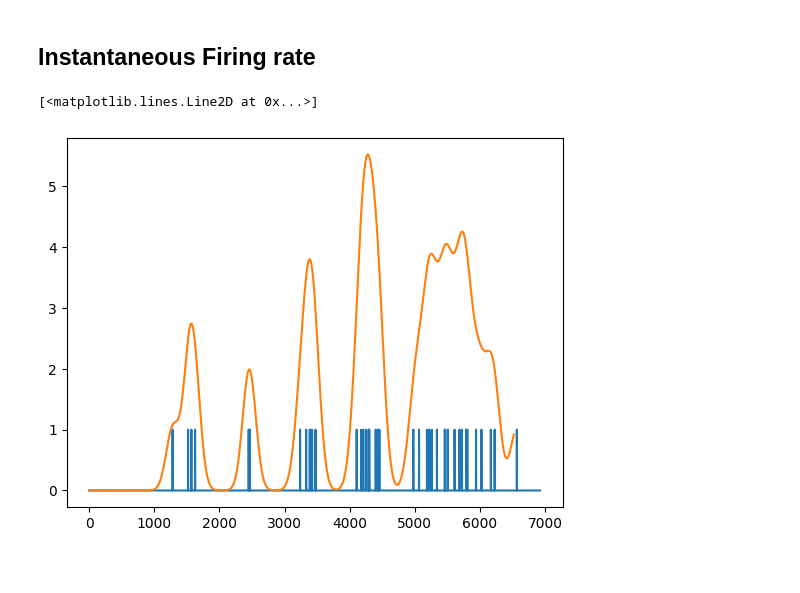
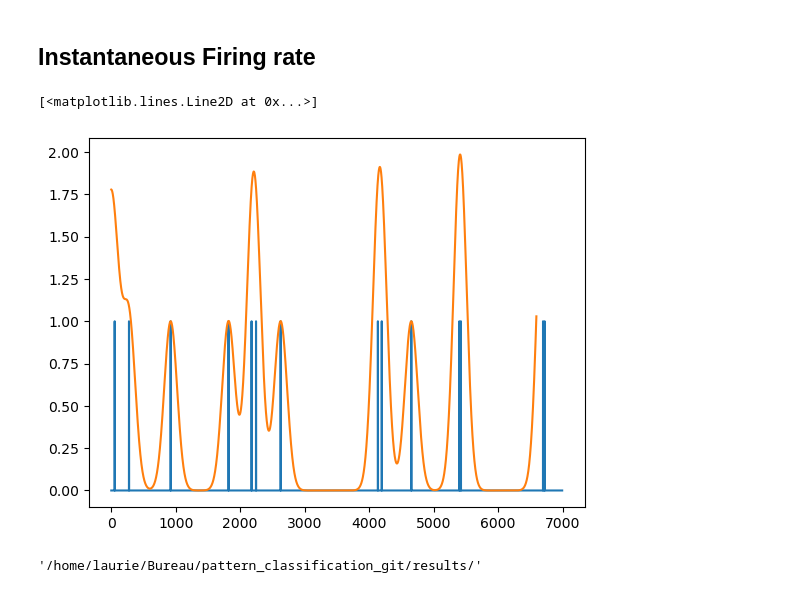
Before and after one commit to Lamifsud/pattern_classification_git, a Jupyter notebook: pipeline_drafts/preprocess.ipynb, the cells around one changed output. Cells and saved outputs as stored; diff of their text form; code cells hidden in the pictures.

```diff
--- a/pipeline_drafts/preprocess.ipynb
+++ b/pipeline_drafts/preprocess.ipynb
@@ -34,7 +37,7 @@ import sys
 ### Load data
 # %%
 #Load
-session, data_path, info_path = matlab_file.from_lab(lab_desktop=True, session='t150204001')
+session, data_path, info_path = matlab_file.from_lab(lab_desktop=False, session='t150204001')
 data, load_info = matlab_file.open(data_path)
 session_info_raw = matlab_file.clean(info_path)
 # %% [output]
@@ -161,11 +164,11 @@ sigma = [100]
 
 max_length = tools.get_max_length_trials(spikes_times_aligned[-1])
 # %%
-spikes_binarized, list_nan = FiringRate.binarize_spike_times(spikes_times_aligned, max_length)
+spikes_binarized = FiringRate.binarize_spike_times(spikes_times_aligned, max_length)
 spike_convolved = FiringRate.convolve_spike_binarized(spikes_binarized, sigma)
 # %%
-plt.plot(spikes_binarized[0,:,0])
-plt.plot(spike_convolved[0,:,0])
+plt.plot(spikes_binarized[128,:,0])
+plt.plot(spike_convolved[128,:,0])
 # %% [output]
 [<matplotlib.lines.Line2D at 0x...>]
-[figure, old version]
+[figure, new version]
@@ -174 +182,5 @@ np.savez_compressed('/home/INT/mifsud.l/Bureau/pattern_classification_git/result
+# %%
+result_path
+# %% [output]
+'/home/laurie/Bureau/pattern_classification_git/results/'
 # %%
```
Also changed, not shown: parts of 8 cells of this notebook, 6 other files.
